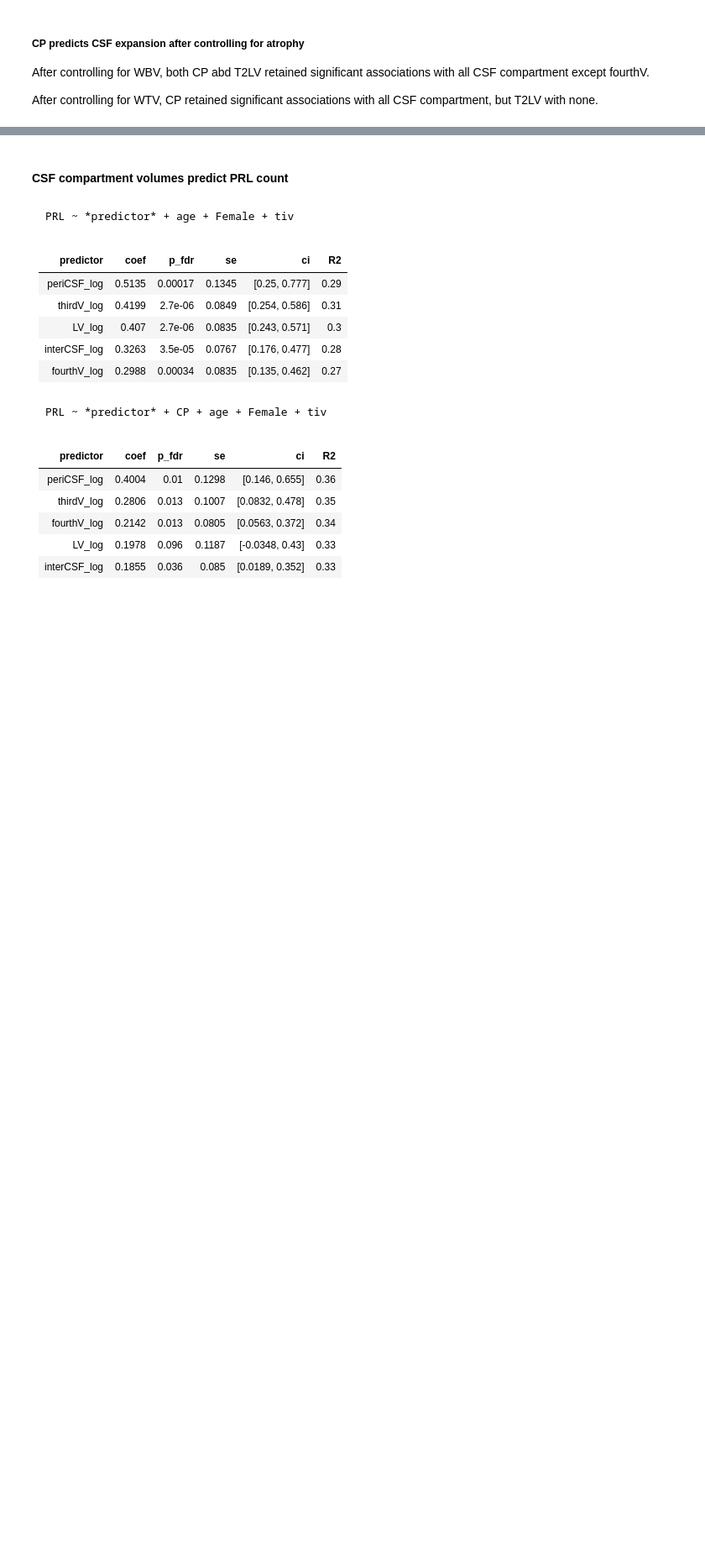
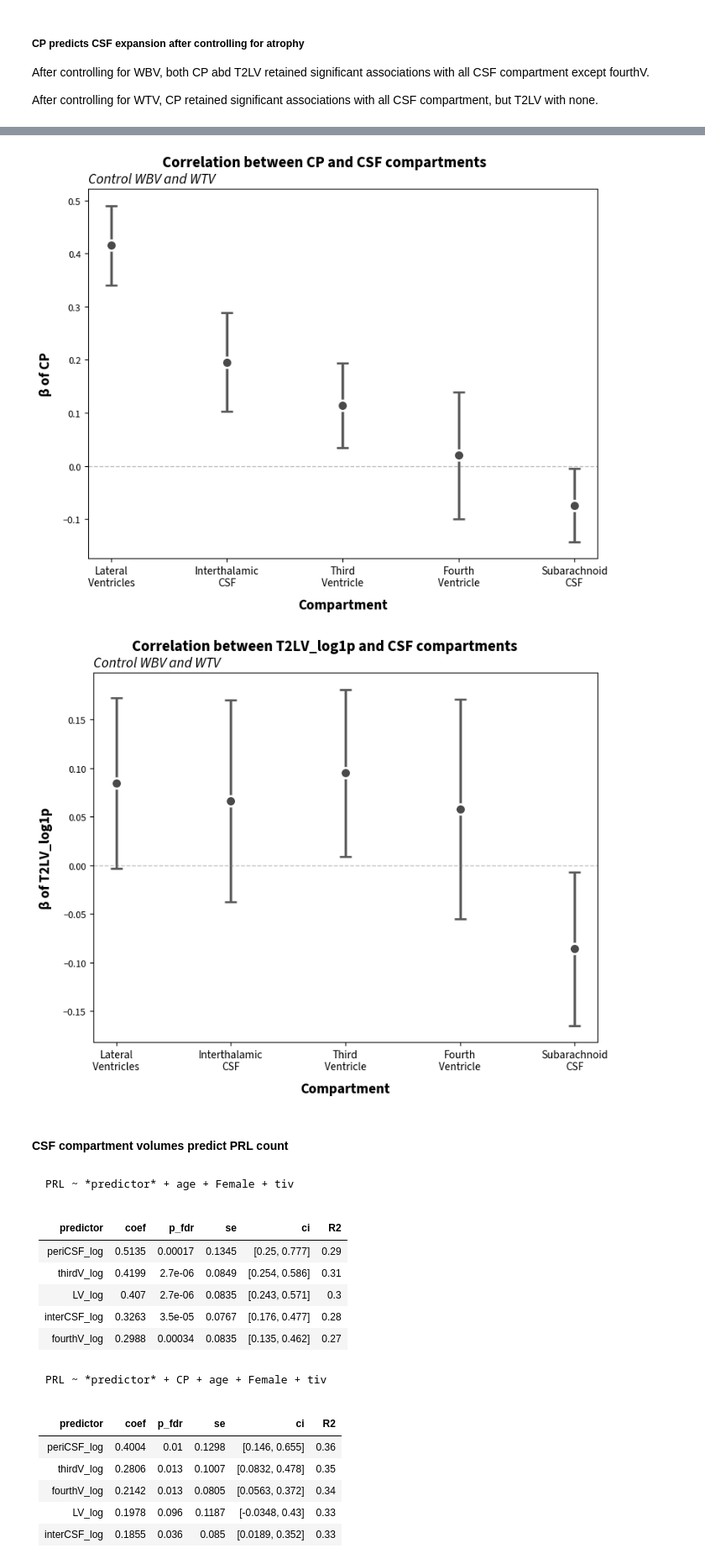
Before and after one commit to srs328/ms_mri, a Jupyter notebook: analysis/thalamus/results/3-CP_CSF_analysis.ipynb, the cells around one changed output, grey strips where cells are left out. Shown at 84% size. Drawn from its saved outputs; the diff is of its cells as text; code cells hidden in the pictures; blank space fills up the shorter version.

```diff
--- a/analysis/thalamus/results/3-CP_CSF_analysis.ipynb
+++ b/analysis/thalamus/results/3-CP_CSF_analysis.ipynb
@@ -432,3 +446,53 @@ for predictor in ["CP", "T2LV_log1p"]:
+# %%
+sup_title_y = 1.05
+control_name = "WBV and WTV"
+
+predictor = "CP"
+plot_data = results[predictor]
+save_name = f"Correlations between {predictor} and CSF - {control_name} control.png"
+fig, ax = plot_betas(
+    coefficients=plot_data['coef'],
+    lower_ci=plot_data['llci'],
+    upper_ci=plot_data['ulci'],
+    labels=['Lateral\nVentricles', 'Interthalamic\nCSF',
+            'Third\nVentricle', 'Fourth\nVentricle', 'Subarachnoid\nCSF'],
+    title=None,
+    ylabel=f"β of {predictor}",
+    connect_points=False,
+    fig_transparent=False,
+    axs_transparent=False
+)
+title = f"Correlation between {predictor} and CSF compartments"
+fig.suptitle(title, fontsize=15, fontweight='bold', y=sup_title_y) # Adjust y position if needed
+ax.set_title(f"Control {control_name}", fontsize=14, fontstyle='italic', loc='left')
+
+fig.savefig(fig_path / save_name, dpi=300, bbox_inches='tight', transparent=False)
+plt.show()
+
+predictor = "T2LV_log1p"
+plot_data = results[predictor]
+save_name = f"Correlations between {predictor} and CSF - {control_name} control.png"
+fig, ax = plot_betas(
+    coefficients=plot_data['coef'],
+    lower_ci=plot_data['llci'],
+    upper_ci=plot_data['ulci'],
+    labels=['Lateral\nVentricles', 'Interthalamic\nCSF',
+            'Third\nVentricle', 'Fourth\nVentricle', 'Subarachnoid\nCSF'],
+    title=None,
+    ylabel=f"β of {predictor}",
+    connect_points=False,
+    fig_transparent=False,
+    axs_transparent=False
+)
+title = f"Correlation between {predictor} and CSF compartments"
+fig.suptitle(title, fontsize=15, fontweight='bold', y=sup_title_y) # Adjust y position if needed
+ax.set_title(f"Control {control_name}", fontsize=14, fontstyle='italic', loc='left')
+
+fig.savefig(fig_path / save_name, dpi=300, bbox_inches='tight', transparent=False)
+plt.show()
+# %% [output]
+[figure, added]
+[figure, added]
 # %% [markdown]
 #### CSF compartment volumes predict PRL count
 # %%
```
Also changed, not shown: parts of 22 cells of this notebook, 8 other files.
